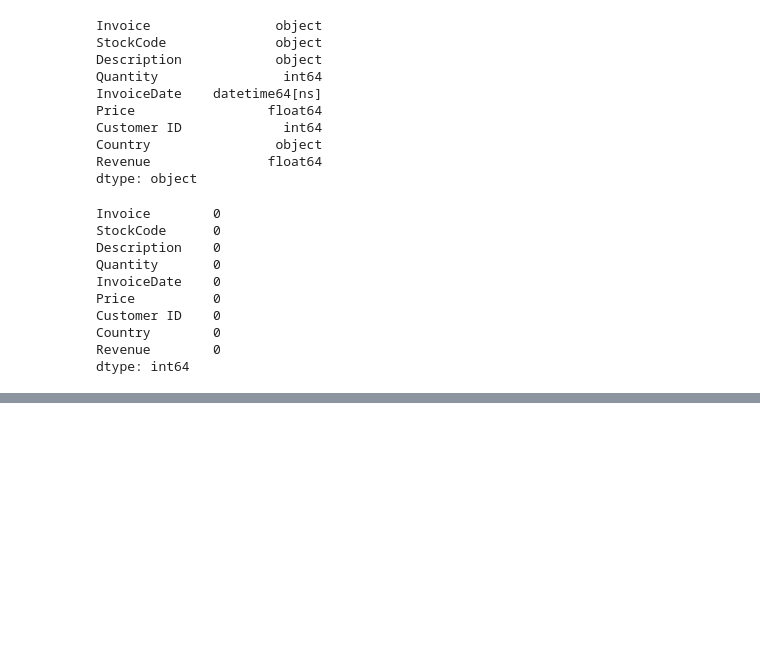
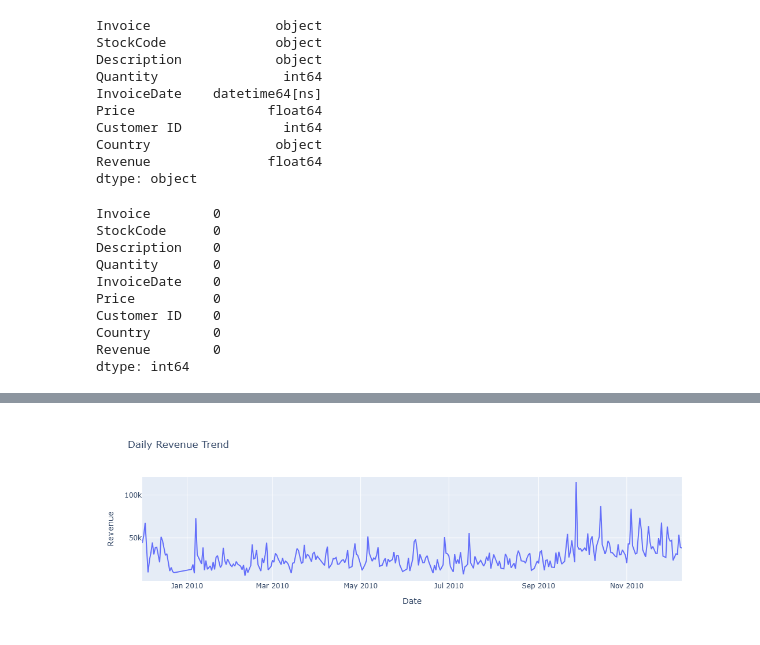
Before and after one commit to MeAbhishek09/NeuralRetail, a Jupyter notebook: notebooks/01_data_loading_cleaning.ipynb, the cells around one changed output, grey strips where cells are left out. Drawn from its saved outputs; the diff is of its cells as text; code cells hidden in the pictures; blank space fills up the shorter version.

```diff
--- a/notebooks/01_data_loading.ipynb
+++ b/notebooks/01_data_loading_cleaning.ipynb
@@ -496,0 +362,9 @@ def clean_retail_data(file_path):
+# %%
+# Revenue = Quantity × Price
+
+customer_df["Revenue"] = (
+    customer_df["Quantity"]
+    * customer_df["Price"]
+)
+
+customer_df.head()
@@ -496,0 +378,25 @@ def clean_retail_data(file_path):
+# %%
+daily_sales = (
+    customer_df
+    .groupby(
+        customer_df["InvoiceDate"].dt.date
+    )["Revenue"]
+    .sum()
+    .reset_index()
+)
+
+daily_sales.columns = [
+    "Date",
+    "Revenue"
+]
+# %%
+fig = px.line(
+    daily_sales,
+    x="Date",
+    y="Revenue",
+    title="Daily Revenue Trend"
+)
+
+fig.show()
+# %% [output]
+[figure, added]
```
Also changed, not shown: parts of 20 cells of this notebook, 32 other files.
